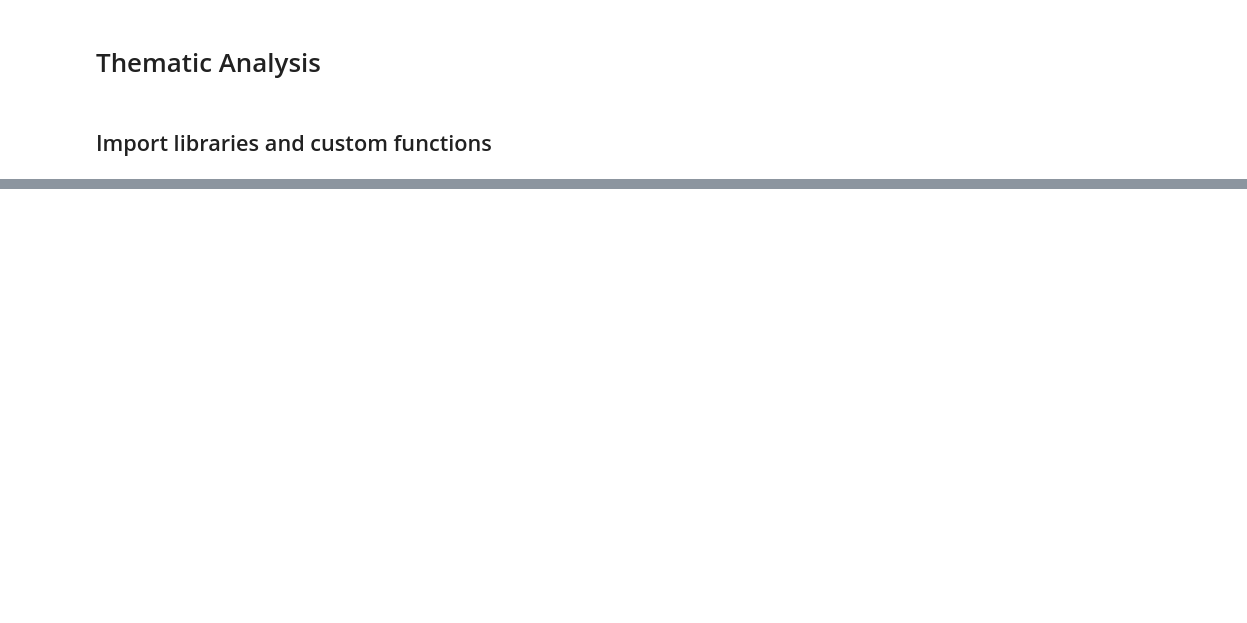
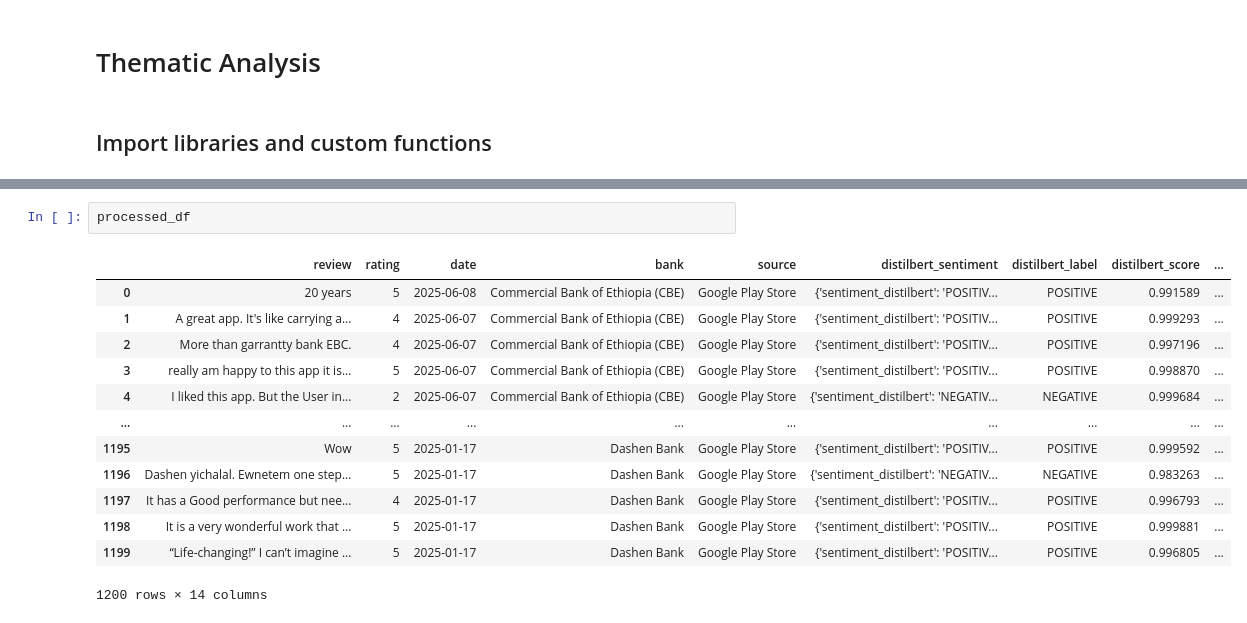
Before and after one commit to Martha3001/customer-experience-analytics-week2, a Jupyter notebook: notebooks/thematic.ipynb, the cells around one changed output, grey strips where cells are left out. Saved outputs shown, nothing was run; the diff lists cells and outputs as text; blank space fills up the shorter version.

```diff
--- a/notebooks/thematic.ipynb
+++ b/notebooks/thematic.ipynb
@@ -43,3 +131,19 @@ ValueError: [E1041] Expected a string, Doc, or bytes as input, but got: <class '
+# %%
+processed_df
+# %% [output]
+|  | review | rating | date | bank | source | distilbert_sentiment | distilbert_label | distilbert_score | ... |
+| 0 | 20 years | 5 | 2025-06-08 | Commercial Bank of Ethiopia (CBE) | Google Play Store | {'sentiment_distilbert': 'POSITIV... | POSITIVE | 0.991589 | ... |
+| 1 | A great app. It's like carrying a... | 4 | 2025-06-07 | Commercial Bank of Ethiopia (CBE) | Google Play Store | {'sentiment_distilbert': 'POSITIV... | POSITIVE | 0.999293 | ... |
+| 2 | More than garrantty bank EBC. | 4 | 2025-06-07 | Commercial Bank of Ethiopia (CBE) | Google Play Store | {'sentiment_distilbert': 'POSITIV... | POSITIVE | 0.997196 | ... |
+| 3 | really am happy to this app it is... | 5 | 2025-06-07 | Commercial Bank of Ethiopia (CBE) | Google Play Store | {'sentiment_distilbert': 'POSITIV... | POSITIVE | 0.998870 | ... |
+| 4 | I liked this app. But the User in... | 2 | 2025-06-07 | Commercial Bank of Ethiopia (CBE) | Google Play Store | {'sentiment_distilbert': 'NEGATIV... | NEGATIVE | 0.999684 | ... |
+| ... | ... | ... | ... | ... | ... | ... | ... | ... | ... |
+| 1195 | Wow | 5 | 2025-01-17 | Dashen Bank | Google Play Store | {'sentiment_distilbert': 'POSITIV... | POSITIVE | 0.999592 | ... |
+| 1196 | Dashen yichalal. Ewnetem one step... | 5 | 2025-01-17 | Dashen Bank | Google Play Store | {'sentiment_distilbert': 'NEGATIV... | NEGATIVE | 0.983263 | ... |
+| 1197 | It has a Good performance but nee... | 4 | 2025-01-17 | Dashen Bank | Google Play Store | {'sentiment_distilbert': 'POSITIV... | POSITIVE | 0.996793 | ... |
+| 1198 | It is a very wonderful work that ... | 5 | 2025-01-17 | Dashen Bank | Google Play Store | {'sentiment_distilbert': 'POSITIV... | POSITIVE | 0.999881 | ... |
+| 1199 | “Life-changing!” I can’t imagine ... | 5 | 2025-01-17 | Dashen Bank | Google Play Store | {'sentiment_distilbert': 'POSITIV... | POSITIVE | 0.996805 | ... |
+1200 rows × 14 columns
 # %%
 print("\nDataFrame with sentiment scores:")
 display(processed_df)
```
Also changed, not shown: parts of 11 cells of this notebook.
